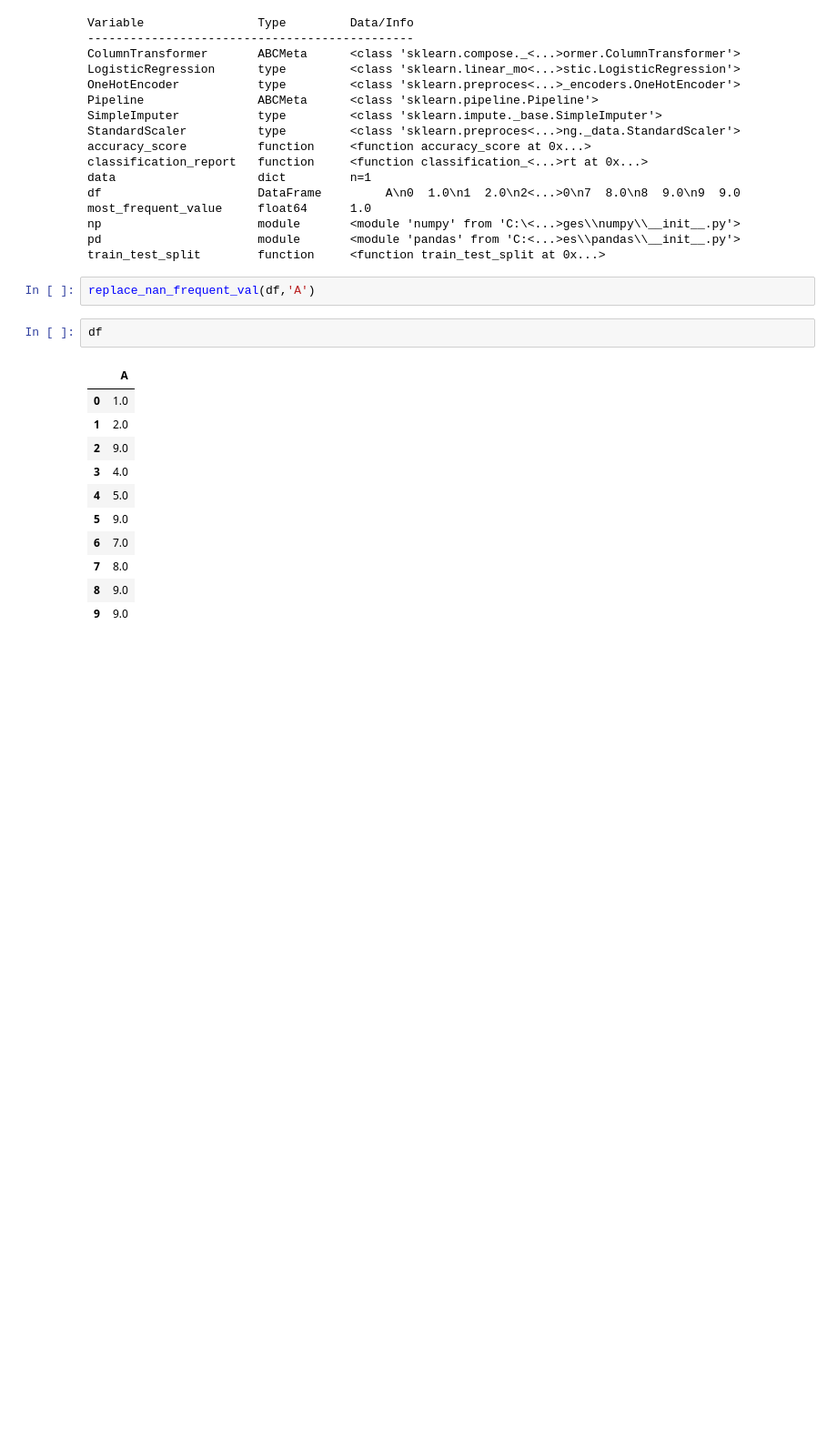
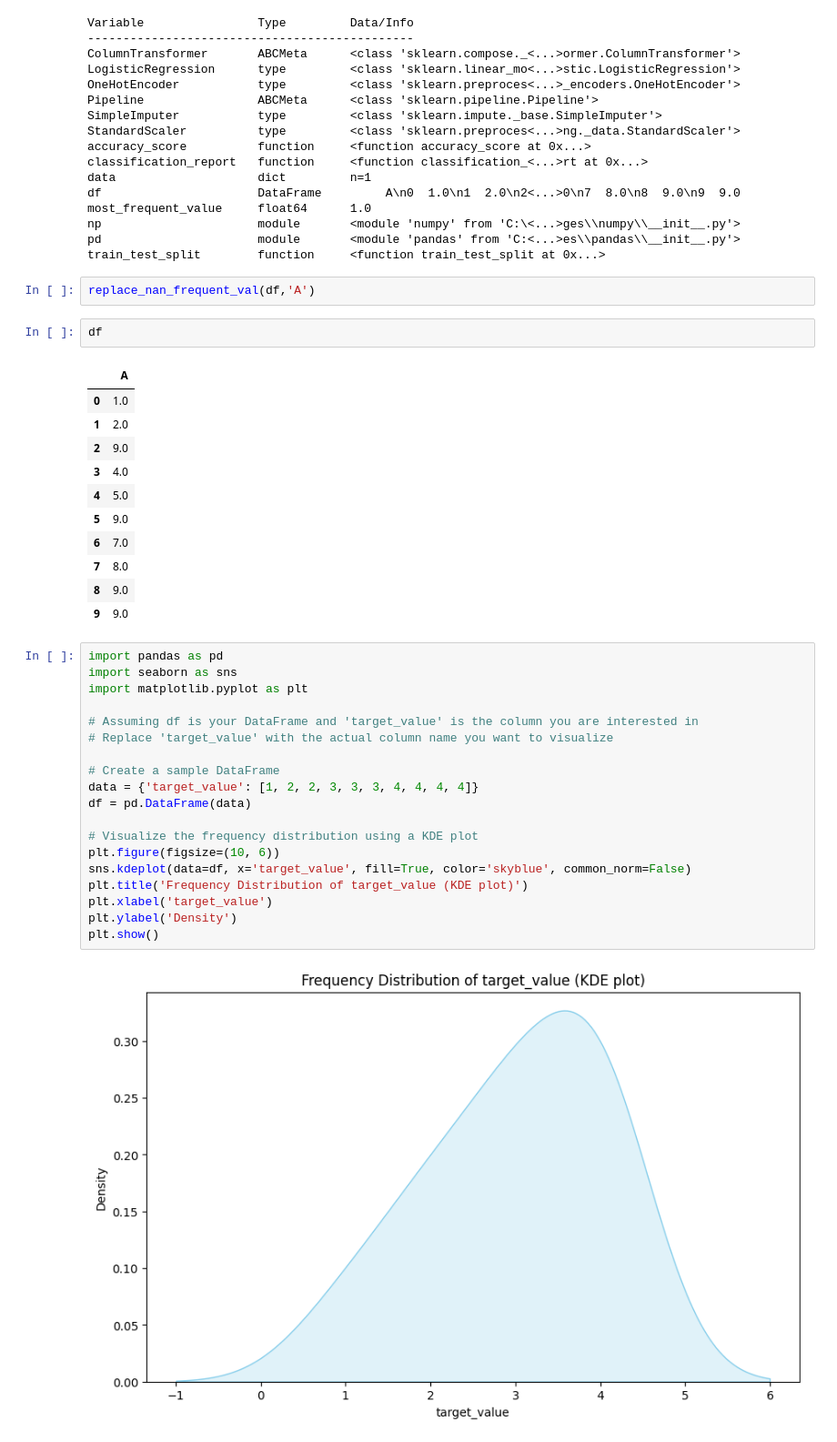
Before and after one commit to tanmaypatil/kaggle-learning, a Jupyter notebook: library_functions.ipynb, the cells around one changed output. Shown at 91% size. Saved outputs shown, nothing was run; the diff lists cells and outputs as text; blank space fills up the shorter version.

```diff
--- a/library_functions.ipynb
+++ b/library_functions.ipynb
@@ -345,3 +395,24 @@ df
 | 7 | 8.0 |
 | 8 | 9.0 |
 | 9 | 9.0 |
+# %%
+import pandas as pd
+import seaborn as sns
+import matplotlib.pyplot as plt
+
+# Assuming df is your DataFrame and 'target_value' is the column you are interested in
+# Replace 'target_value' with the actual column name you want to visualize
+
+# Create a sample DataFrame
+data = {'target_value': [1, 2, 2, 3, 3, 3, 4, 4, 4, 4]}
+df = pd.DataFrame(data)
+
+# Visualize the frequency distribution using a KDE plot
+plt.figure(figsize=(10, 6))
+sns.kdeplot(data=df, x='target_value', fill=True, color='skyblue', common_norm=False)
+plt.title('Frequency Distribution of target_value (KDE plot)')
+plt.xlabel('target_value')
+plt.ylabel('Density')
+plt.show()
+# %% [output]
+[figure, added]
```
Also changed, not shown: parts of 11 cells of this notebook, 1 other file.
